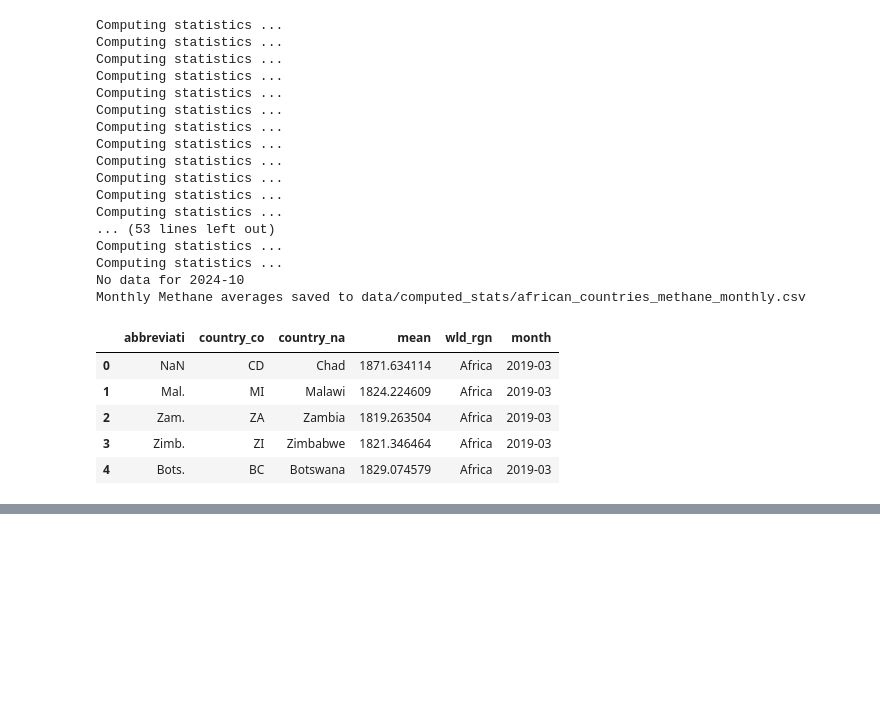
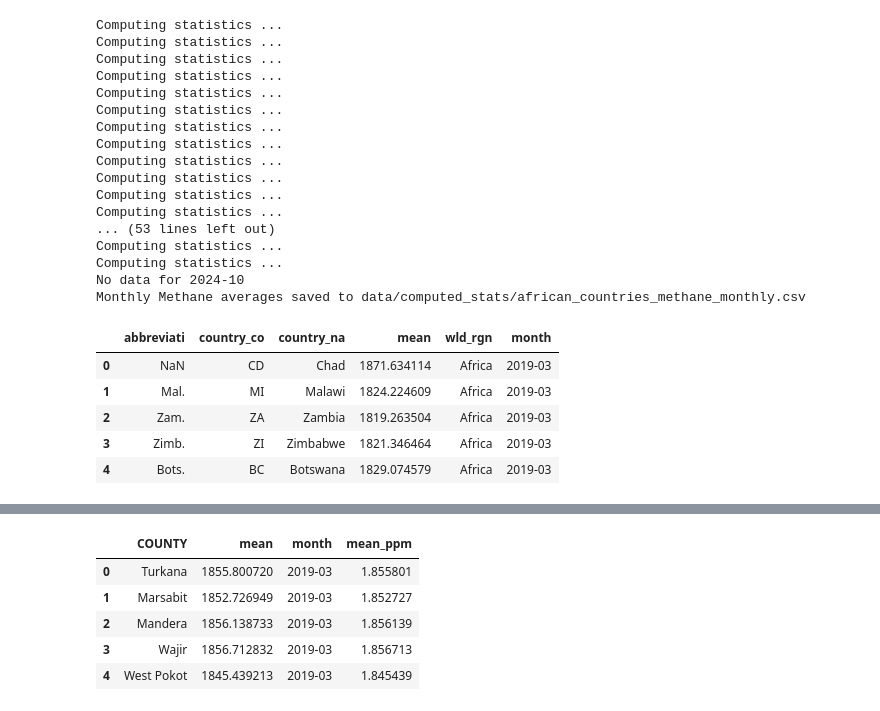
Before and after one commit to owlzyseyes/air-quality-monitoring, a Jupyter notebook: notebook.ipynb, the cells around one changed output, grey strips where cells are left out. Drawn from its saved outputs; the diff is of its cells as text; code cells hidden in the pictures; blank space fills up the shorter version.

```diff
--- a/notebook.ipynb
+++ b/notebook.ipynb
@@ -449,0 +499,10 @@ formaldehyde_dataset.first().projection().getInfo()
+# %%
+methane_counties["mean_ppm"] = methane_counties["mean"] / 1000
+methane_counties.head()
+# %% [output]
+|  | COUNTY | mean | month | mean_ppm |
+| 0 | Turkana | 1855.800720 | 2019-03 | 1.855801 |
+| 1 | Marsabit | 1852.726949 | 2019-03 | 1.852727 |
+| 2 | Mandera | 1856.138733 | 2019-03 | 1.856139 |
+| 3 | Wajir | 1856.712832 | 2019-03 | 1.856713 |
+| 4 | West Pokot | 1845.439213 | 2019-03 | 1.845439 |
```
Also changed, not shown: parts of 10 cells of this notebook, 4 other files.
